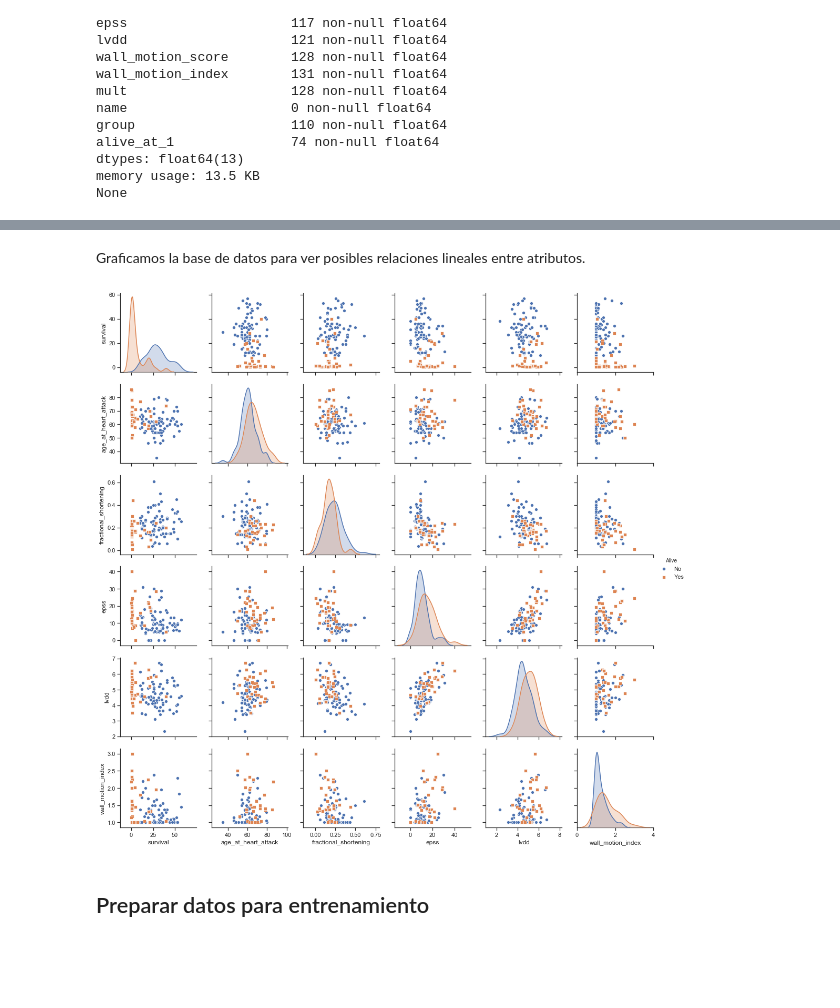
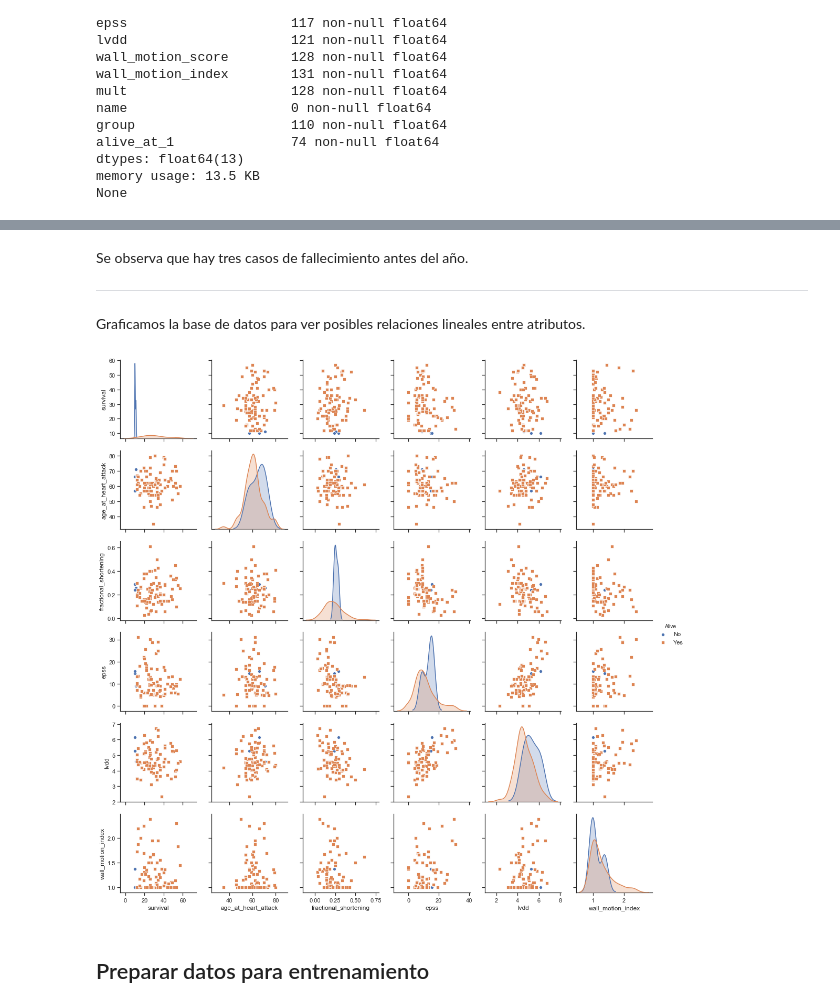
Before and after one commit to castaned/ML, a Jupyter notebook: MLP (echocardiogram)/MLP (echocardiogram).ipynb, the cells around one changed output, grey strips where cells are left out. Drawn from its saved outputs; the diff is of its cells as text; code cells hidden in the pictures; blank space fills up the shorter version.

```diff
--- a/MLP (echocardiogram)/MLP (echocardiogram).ipynb
+++ b/MLP (echocardiogram)/MLP (echocardiogram).ipynb
@@ -59,3 +57,4 @@ Luego eliminamos todas las __instancias__ que contienen `NaN` que, por lo tanto,
 # %%
-data = data.drop(['wall_motion_score','mult', 'name', 'group', 'alive_at_1'], axis=1)
-data = data.dropna()
+data = data.drop(['wall_motion_score','mult', 'name', 'group'], axis=1)
+indexNames = data[ (data['survival'] < 12) & (data['still_alive'] == 1) ].index
+data.drop(indexNames, inplace=True)
@@ -61,0 +63,10 @@ data = data.dropna()
+# %%
+for i in range( len(data['survival'].values) ):
+    if (data['survival'].values[i] < 12):
+        data['alive_at_1'].values[i] = 0
+    else:
+        data['alive_at_1'].values[i] = 1
+
+data.dropna(inplace=True)
+display(data)
+data['alive_at_1'].value_counts()
@@ -62,20 +90,26 @@ data = data.dropna()
 # %% [markdown]
+Se observa que hay tres casos de fallecimiento antes del año.
+***
 Graficamos la base de datos para ver posibles relaciones lineales entre atributos.
 # %%
 # Plot data_frame
 import seaborn as sns
 import matplotlib.pyplot as plt
 %matplotlib inline
+
 sns.set(style="ticks")
-s = sns.pairplot(data, hue='still_alive', markers=["o", "s"], vars=['survival',
+s = sns.pairplot(data, hue='alive_at_1', markers=["o", "s"], vars=['survival',
                 'age_at_heart_attack', 'fractional_shortening','epss', 'lvdd', 'wall_motion_index'])
-new_title = 'Alive'
+
+new_title = 'Alive'              # Change legend label
 s._legend.set_title(new_title)
 new_labels = ['No', 'Yes']
-for t, l in zip(s._legend.texts, new_labels): t.set_text(l)
+
+for t, l in zip(s._legend.texts, new_labels):
+    t.set_text(l)
 plt.show();
 # %% [output]
-[figure, old version]
+[figure, new version]
 # %% [markdown]
 ## Preparar datos para entrenamiento
 # %% [markdown]
```
Also changed, not shown: parts of 6 cells of this notebook.
